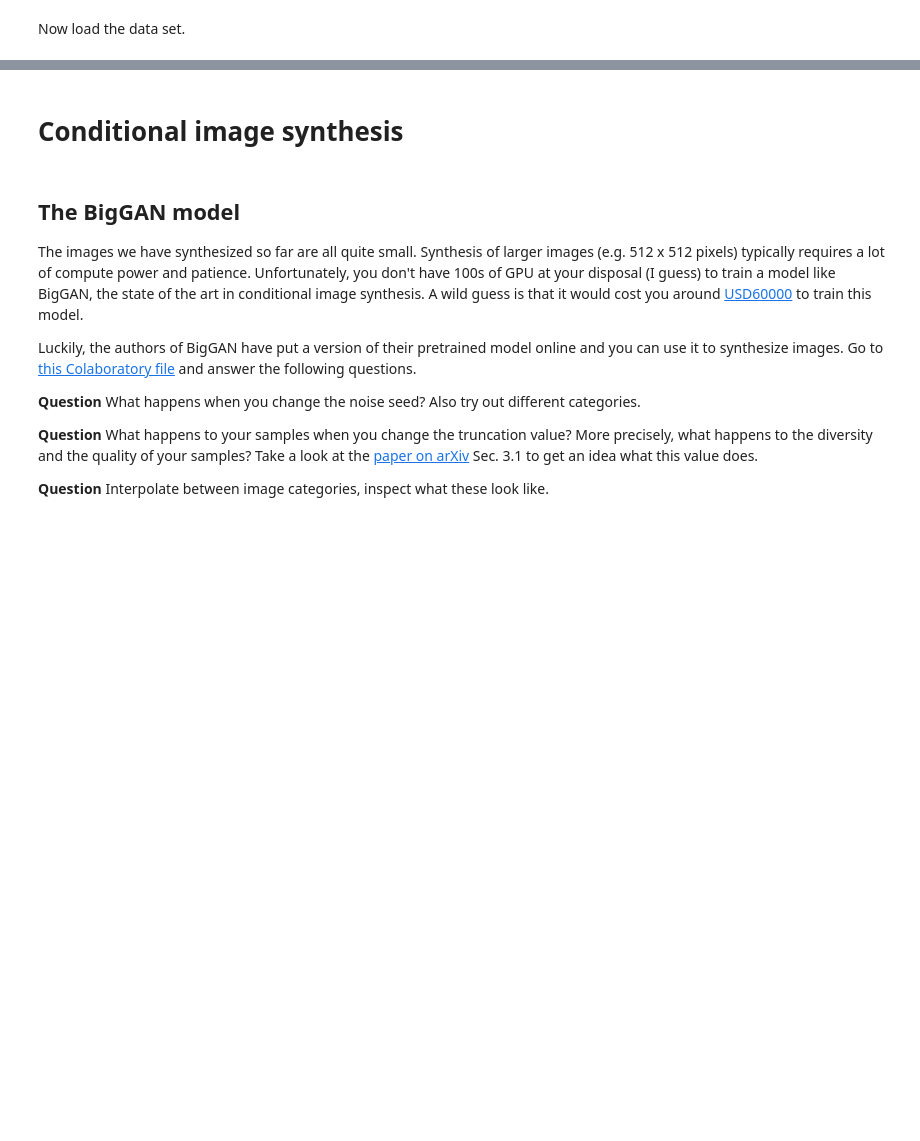
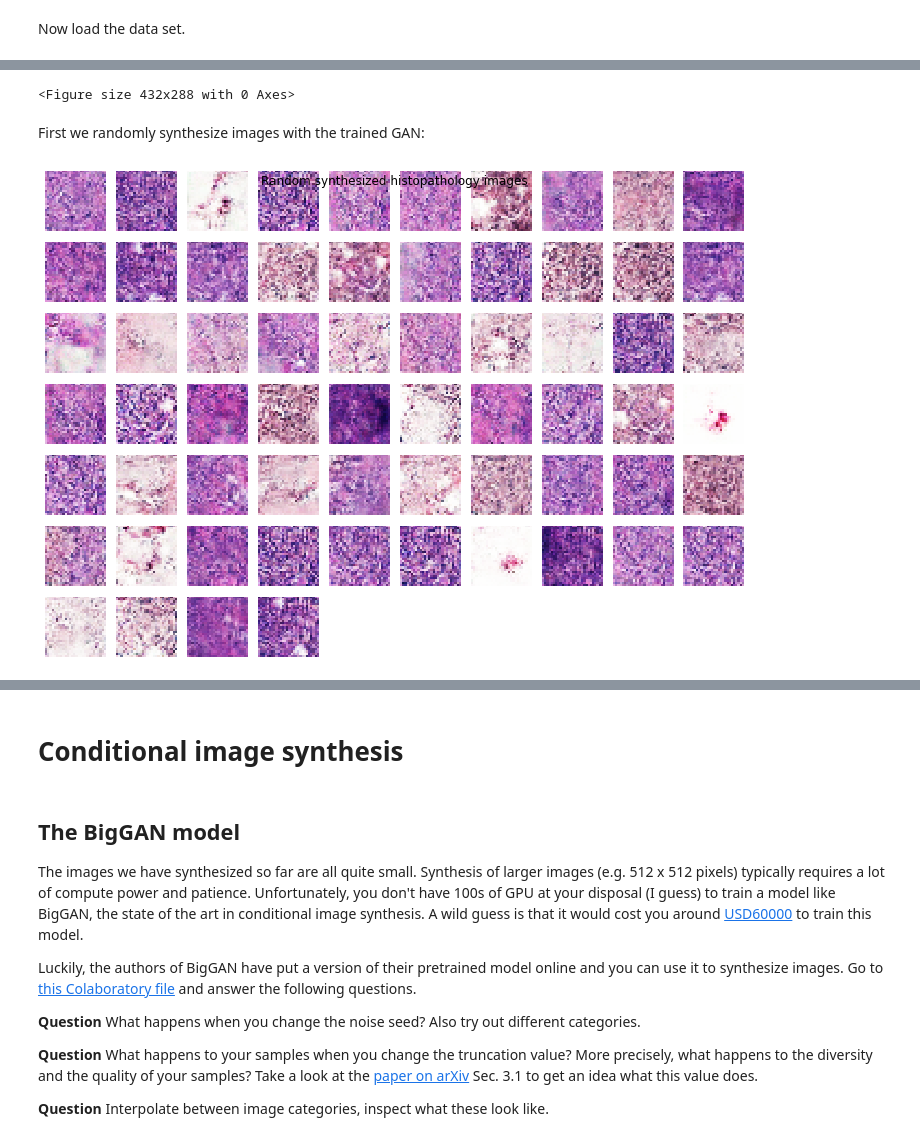
Before and after one commit to VincentV0/8dm50-machine-learning, a Jupyter notebook: practicals/week_5.ipynb, the cells around one changed output, grey strips where cells are left out. Drawn from its saved outputs; the diff is of its cells as text; code cells hidden in the pictures; blank space fills up the shorter version.

```diff
--- a/practicals/week_5.ipynb
+++ b/practicals/week_5.ipynb
@@ -975,7 +990,10 @@ g_losses = []
 epochs = 200
 batch_size = 128
 
-X_train = (train_set_images.reshape(48000, 3, 28, 28).astype(np.float32))/255.0
+# Troy: reshape corrupts the images
+#X_train = (train_set_images.reshape(48000, 3, 28, 28).astype(np.float32))/255.0
+X_train = ((train_set_images / 255.0).astype(np.float32) - 1/2) * 2
+X_train = X_train.transpose((0, 3, 1, 2))
 
 batch_count = int(X_train.shape[0] / batch_size)
 for e in range(epochs):
@@ -1019,9 +1037,20 @@ for e in range(epochs):
   if e % 5 == 0:
     noise = np.random.normal(0, 1, size=[100, latent_dim])
     generatedImages = generator.predict(noise)
-    generatedImages = generatedImages.reshape(100, 28, 28, 3)
-    plotImages(generatedImages, title='Epoch {}'.format(e)) # Not happy with the range of the output (Might be between -1 and 1 due to tanh activation?)
+    generatedImages = ((generatedImages+1)/2).transpose((0, 2, 3, 1))
+    plotImagesPatchCamelyon(generatedImages, title='Epoch {}'.format(e)) # Not happy with the range of the output (Might be between -1 and 1 due to tanh activation?)
     display.display(plt.gcf())
     display.clear_output(wait=True)
     time.sleep(0.001)
     saveModels(e)
+# %% [output]
+<Figure size 432x288 with 0 Axes>
+# %% [markdown]
+First we randomly synthesize images with the trained GAN:
+# %%
+noise = np.random.normal(0, 1, size=[64, latent_dim])
+generatedImages = generator.predict(noise)
+generatedImages = ((generatedImages+1)/2).transpose((0, 2, 3, 1))
+plotImagesPatchCamelyon(generatedImages, title='Random synthesized histopathology images')
+# %% [output]
+[figure, added]
```
Also changed, not shown: parts of 10 cells of this notebook.
